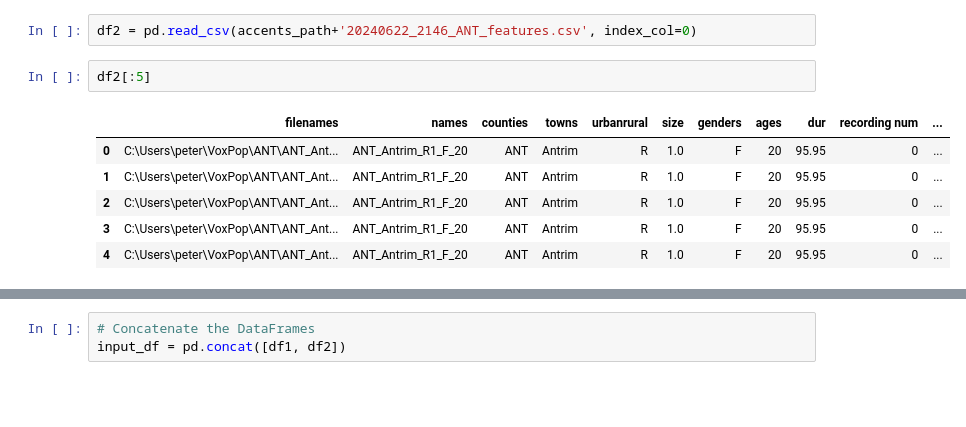
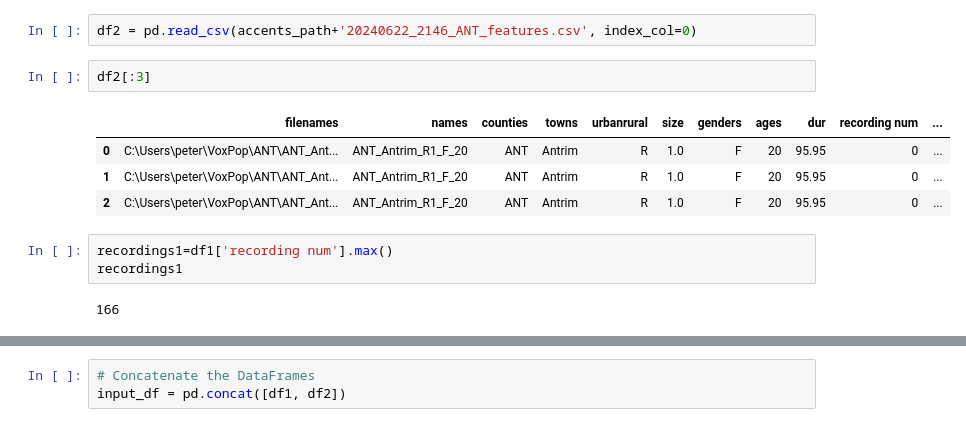
Before and after one commit to dpnolan/voxpop, a Jupyter notebook: irish_accents_class.ipynb, the cells around one changed output, grey strips where cells are left out. Cells and saved outputs as stored; diff of their text form; blank space fills up the shorter version.

```diff
--- a/irish_accents_class.ipynb
+++ b/irish_accents_class.ipynb
@@ -83,11 +80,14 @@ df1[:5]
 # %%
 df2 = pd.read_csv(accents_path+'20240622_2146_ANT_features.csv', index_col=0)
 # %%
-df2[:5]
+df2[:3]
 # %% [output]
 |  | filenames | names | counties | towns | urbanrural | size | genders | ages | dur | recording num | ... |
 | 0 | C:\Users\peter\VoxPop\ANT\ANT_Ant... | ANT_Antrim_R1_F_20 | ANT | Antrim | R | 1.0 | F | 20 | 95.95 | 0 | ... |
 | 1 | C:\Users\peter\VoxPop\ANT\ANT_Ant... | ANT_Antrim_R1_F_20 | ANT | Antrim | R | 1.0 | F | 20 | 95.95 | 0 | ... |
 | 2 | C:\Users\peter\VoxPop\ANT\ANT_Ant... | ANT_Antrim_R1_F_20 | ANT | Antrim | R | 1.0 | F | 20 | 95.95 | 0 | ... |
-| 3 | C:\Users\peter\VoxPop\ANT\ANT_Ant... | ANT_Antrim_R1_F_20 | ANT | Antrim | R | 1.0 | F | 20 | 95.95 | 0 | ... |
-| 4 | C:\Users\peter\VoxPop\ANT\ANT_Ant... | ANT_Antrim_R1_F_20 | ANT | Antrim | R | 1.0 | F | 20 | 95.95 | 0 | ... |
+# %%
+recordings1=df1['recording num'].max()
+recordings1
+# %% [output]
+166
```
Also changed, not shown: parts of 66 cells of this notebook.
